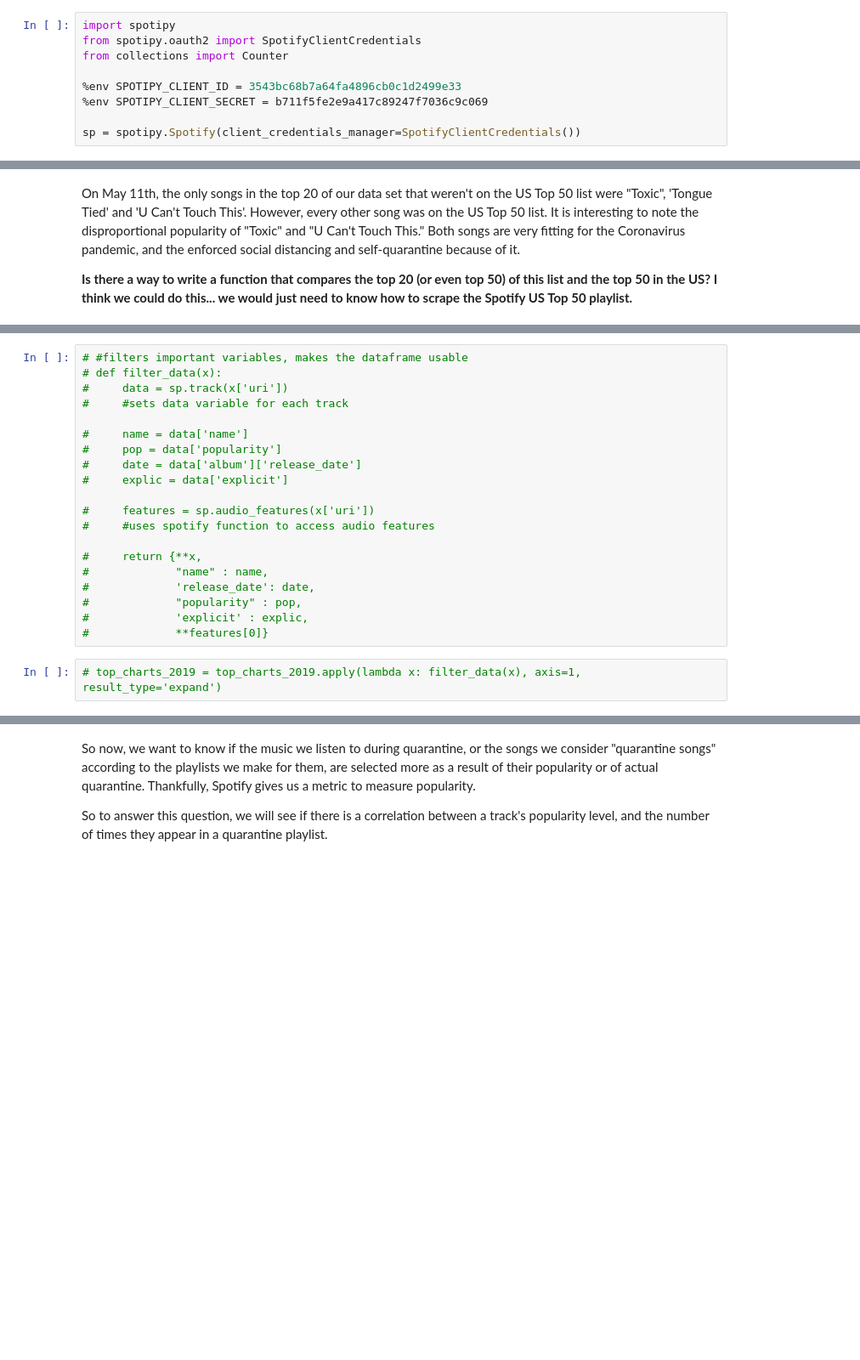
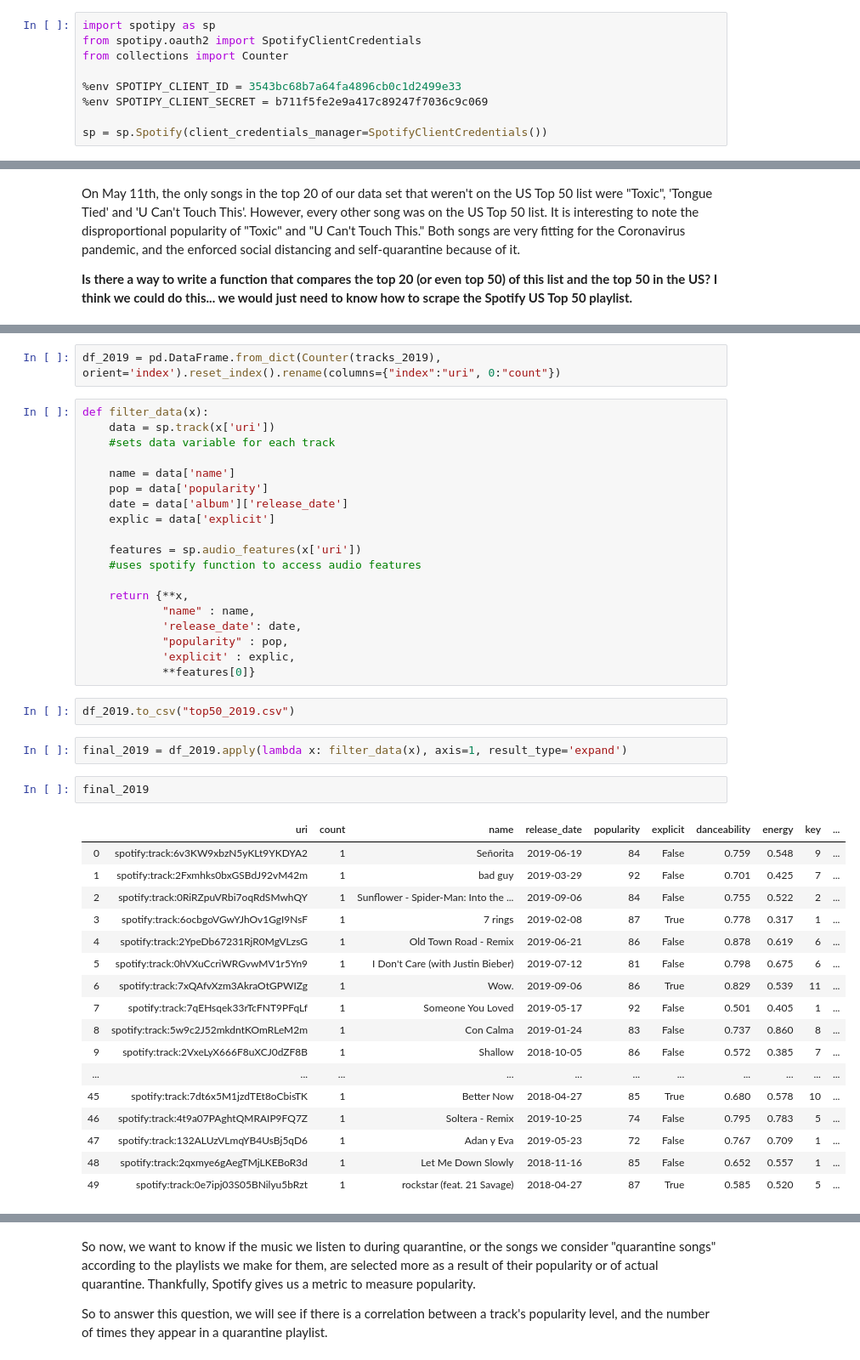
Before and after one commit to kzo2/Info-2950-Final-Project, a Jupyter notebook: data_analysis_v1.ipynb, the cells around one changed output, grey strips where cells are left out. Shown at 85% size. Drawn from its saved outputs; the diff is of its cells as text; blank space fills up the shorter version.

Commit message:
adding 2019 top tracks

```diff
--- a/data_analysis_v1.ipynb
+++ b/data_analysis_v1.ipynb
@@ -11,14 +11,14 @@ from matplotlib import pyplot as plt
 from sklearn.linear_model import LinearRegression
 from scipy.stats import spearmanr
 # %%
-import spotipy
+import spotipy as sp
 from spotipy.oauth2 import SpotifyClientCredentials
 from collections import Counter
 
 %env SPOTIPY_CLIENT_ID = 3543bc68b7a64fa4896cb0c1d2499e33
 %env SPOTIPY_CLIENT_SECRET = b711f5fe2e9a417c89247f7036c9c069
 
-sp = spotipy.Spotify(client_credentials_manager=SpotifyClientCredentials())
+sp = sp.Spotify(client_credentials_manager=SpotifyClientCredentials())
 # %% [output]
 env: SPOTIPY_CLIENT_ID=3543bc68b7a64fa4896cb0c1d2499e33
 env: SPOTIPY_CLIENT_SECRET=b711f5fe2e9a417c89247f7036c9c069
@@ -84,22 +81,45 @@ top_charts_2019.head()
+# %%
+df_2019 = pd.DataFrame.from_dict(Counter(tracks_2019), orient='index').reset_index().rename(columns={"index":"uri", 0:"count"})
 # %%
-# #filters important variables, makes the dataframe usable
-# def filter_data(x):
-#     data = sp.track(x['uri'])
-#     #sets data variable for each track
+def filter_data(x):
+    data = sp.track(x['uri'])
+    #sets data variable for each track
 
-#     name = data['name']
-#     pop = data['popularity']
-#     date = data['album']['release_date']
-#     explic = data['explicit']
+    name = data['name']
+    pop = data['popularity']
+    date = data['album']['release_date']
+    explic = data['explicit']
 
-#     features = sp.audio_features(x['uri'])
-#     #uses spotify function to access audio features
+    features = sp.audio_features(x['uri'])
+    #uses spotify function to access audio features
 
-#     return {**x,
-#             "name" : name,
-#             'release_date': date,
-#             "popularity" : pop,
-#             'explicit' : explic,
-#             **features[0]}
+    return {**x,
+            "name" : name,
+            'release_date': date,
+            "popularity" : pop,
+            'explicit' : explic,
+            **features[0]}
+# %%
+df_2019.to_csv("top50_2019.csv")
 # %%
-# top_charts_2019 = top_charts_2019.apply(lambda x: filter_data(x), axis=1, result_type='expand')
+final_2019 = df_2019.apply(lambda x: filter_data(x), axis=1, result_type='expand')
+# %%
+final_2019
+# %% [output]
+|  | uri | count | name | release_date | popularity | explicit | danceability | energy | key | ... |
+| 0 | spotify:track:6v3KW9xbzN5yKLt9YKDYA2 | 1 | Señorita | 2019-06-19 | 84 | False | 0.759 | 0.548 | 9 | ... |
+| 1 | spotify:track:2Fxmhks0bxGSBdJ92vM42m | 1 | bad guy | 2019-03-29 | 92 | False | 0.701 | 0.425 | 7 | ... |
+| 2 | spotify:track:0RiRZpuVRbi7oqRdSMwhQY | 1 | Sunflower - Spider-Man: Into the ... | 2019-09-06 | 84 | False | 0.755 | 0.522 | 2 | ... |
+| 3 | spotify:track:6ocbgoVGwYJhOv1GgI9NsF | 1 | 7 rings | 2019-02-08 | 87 | True | 0.778 | 0.317 | 1 | ... |
+| 4 | spotify:track:2YpeDb67231RjR0MgVLzsG | 1 | Old Town Road - Remix | 2019-06-21 | 86 | False | 0.878 | 0.619 | 6 | ... |
+| 5 | spotify:track:0hVXuCcriWRGvwMV1r5Yn9 | 1 | I Don't Care (with Justin Bieber) | 2019-07-12 | 81 | False | 0.798 | 0.675 | 6 | ... |
+| 6 | spotify:track:7xQAfvXzm3AkraOtGPWIZg | 1 | Wow. | 2019-09-06 | 86 | True | 0.829 | 0.539 | 11 | ... |
+| 7 | spotify:track:7qEHsqek33rTcFNT9PFqLf | 1 | Someone You Loved | 2019-05-17 | 92 | False | 0.501 | 0.405 | 1 | ... |
+| 8 | spotify:track:5w9c2J52mkdntKOmRLeM2m | 1 | Con Calma | 2019-01-24 | 83 | False | 0.737 | 0.860 | 8 | ... |
+| 9 | spotify:track:2VxeLyX666F8uXCJ0dZF8B | 1 | Shallow | 2018-10-05 | 86 | False | 0.572 | 0.385 | 7 | ... |
+| ... | ... | ... | ... | ... | ... | ... | ... | ... | ... | ... |
+| 45 | spotify:track:7dt6x5M1jzdTEt8oCbisTK | 1 | Better Now | 2018-04-27 | 85 | True | 0.680 | 0.578 | 10 | ... |
+| 46 | spotify:track:4t9a07PAghtQMRAIP9FQ7Z | 1 | Soltera - Remix | 2019-10-25 | 74 | False | 0.795 | 0.783 | 5 | ... |
+| 47 | spotify:track:132ALUzVLmqYB4UsBj5qD6 | 1 | Adan y Eva | 2019-05-23 | 72 | False | 0.767 | 0.709 | 1 | ... |
+| 48 | spotify:track:2qxmye6gAegTMjLKEBoR3d | 1 | Let Me Down Slowly | 2018-11-16 | 85 | False | 0.652 | 0.557 | 1 | ... |
+| 49 | spotify:track:0e7ipj03S05BNilyu5bRzt | 1 | rockstar (feat. 21 Savage) | 2018-04-27 | 87 | True | 0.585 | 0.520 | 5 | ... |
```
Also changed, not shown: parts of 23 cells of this notebook, 4 other files.
